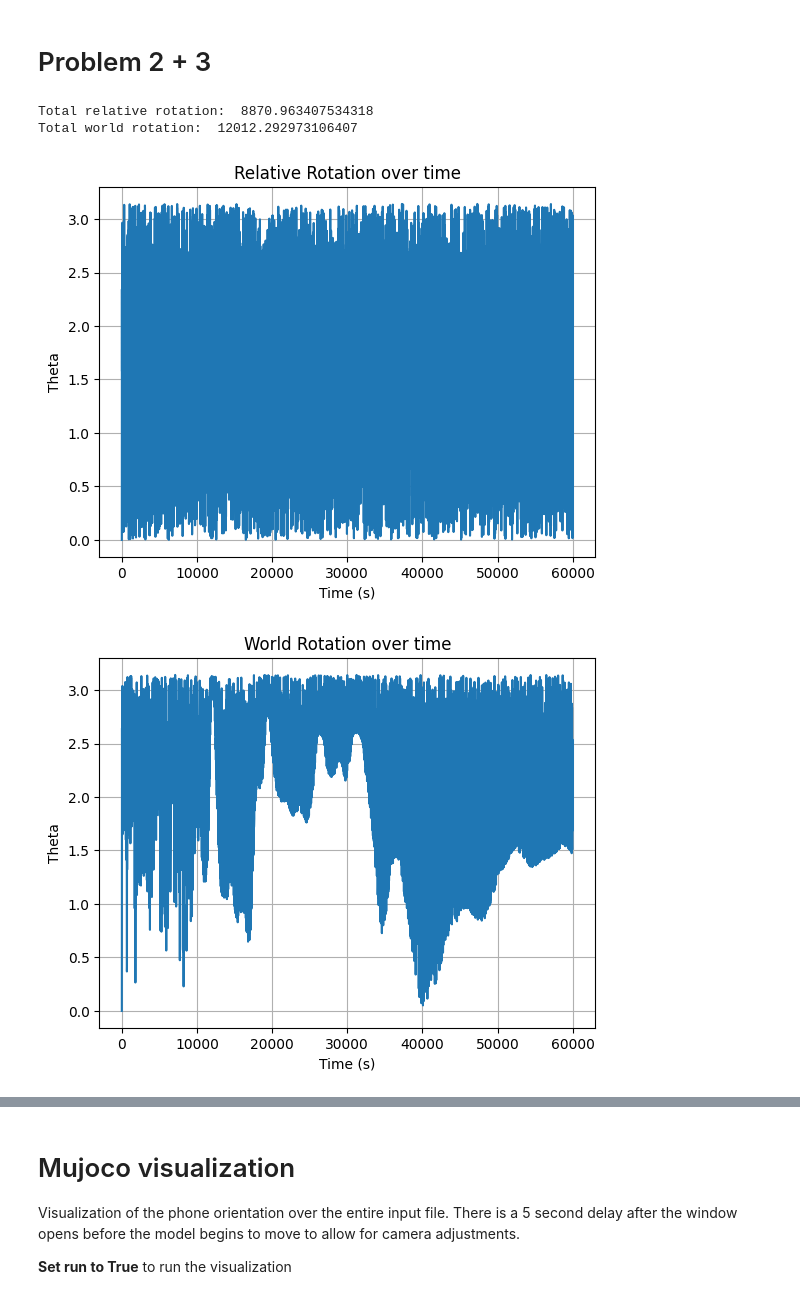
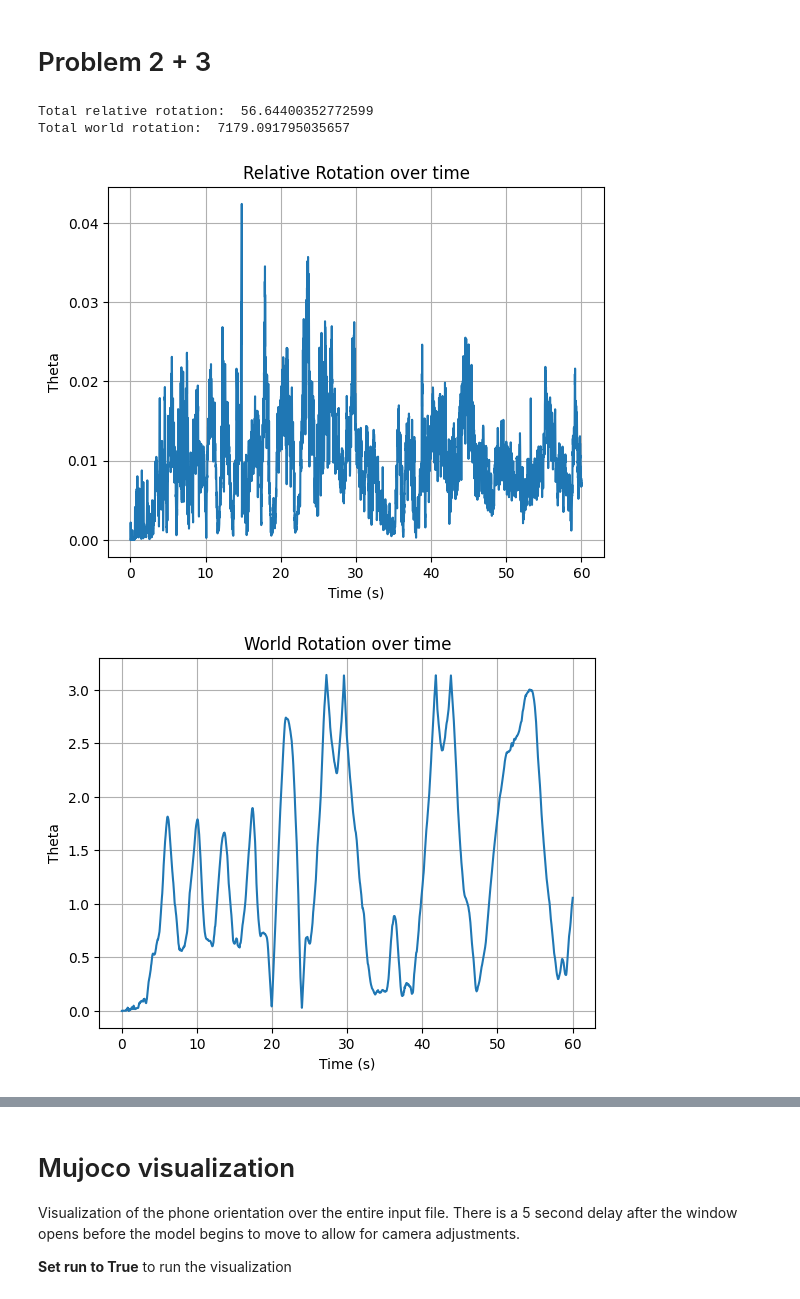
Before and after one commit to Milbert12/Robotics-Project1, a Jupyter notebook: Project 2/Localization.ipynb, the cells around one changed output, grey strips where cells are left out. Saved outputs shown, nothing was run; the diff lists cells and outputs as text; code cells hidden in the pictures.

```diff
--- a/Project 2/Localization.ipynb
+++ b/Project 2/Localization.ipynb
@@ -125,15 +125,26 @@ with open("P3_phone.csv", "r") as file:
 
 p3data = np.array(p3data)
 p3data[:, 0] -= (p3data[0, 0]-10) # Normalize timestamp
+p3data[:, 0] /= 1000
 np.savetxt("p3data.txt", p3data, delimiter=",")
 
 # This sets the active data set to either P2 or P3 specificed at the top of the cell
 if problem_to_solve == 2:
     data = p2data
     num_lines = p2num_lines
+    # Constant assigns
+    k_p = 1.0 #proportional gain constant
+    k_i = 0.3 #integral gain constant
+    k_a = 1.0 #acceleration constant
+    k_m = 1.0 #magnetic north constant
 elif problem_to_solve == 3:
     data = p3data
     num_lines = p3num_lines
+    # Constant assigns
+    k_p = 5.0 #proportional gain constant
+    k_i = 0.3 #integral gain constant
+    k_a = 1.0 #acceleration constant
+    k_m = 1.0 #magnetic north constant
 
 # Function to pull data from the data structure
 def get_values(value, step):
@@ -280,34 +291,70 @@ theta_p2.plot(time_array, world_rot_array)
 theta_p2.set(xlabel='Time (s)', ylabel='Theta', title='World Rotation over time')
 theta_p2.grid()
 
 fig.savefig("world_theta_problem2.png")
 
 
 plt.figure(figsize=(10, 4))
 plt.plot(omega_mes_array[:, 0], label='omega_x')
 plt.plot(omega_mes_array[:, 1], label='omega_y')
 plt.plot(omega_mes_array[:, 2], label='omega_z')
 plt.title("omega_mes over Time")
 plt.xlabel("Step")
 plt.ylabel("Angular Correction (rad/s)")
 plt.legend()
 plt.grid(True)
 plt.tight_layout()
 plt.show()
 
 plt.figure(figsize=(10, 4))
 plt.plot(b_hat_array[:, 0], label='bias_x')
 plt.plot(b_hat_array[:, 1], label='bias_y')
 plt.plot(b_hat_array[:, 2], label='bias_z')
 plt.title("b_hat over Time")
 plt.xlabel("Step")
 plt.ylabel("Bias Value")
 plt.legend()
 plt.grid(True)
 plt.tight_layout()
 plt.show()
+
+plt.figure(figsize=(10, 4))
+plt.plot(data[:, 4], label='gyro_x')
+plt.plot(data[:, 5], label='gyro_y')
+plt.plot(data[:, 6], label='gyro_z')
+plt.title("gyro over time")
+plt.xlabel("Step")
+plt.ylabel("gyro reading")
+plt.legend()
+plt.grid(True)
+plt.tight_layout()
+plt.show()
+
+plt.figure(figsize=(10, 4))
+plt.plot(data[:, 1], label='mag_x')
+plt.plot(data[:, 2], label='mag_y')
+plt.plot(data[:, 3], label='mag_z')
+plt.title("mag over time")
+plt.xlabel("Step")
+plt.ylabel("mag reading")
+plt.legend()
+plt.grid(True)
+plt.tight_layout()
+plt.show()
+
+plt.figure(figsize=(10, 4))
+plt.plot(data[:, 7], label='accl_x')
+plt.plot(data[:, 8], label='accl_y')
+plt.plot(data[:, 9], label='accl_z')
+plt.title("accl over time")
+plt.xlabel("Step")
+plt.ylabel("accl reading")
+plt.legend()
+plt.grid(True)
+plt.tight_layout()
+plt.show()
 # %% [output]
-Total relative rotation:  8870.963407534318
-Total world rotation:  12012.292973106407
+Total relative rotation:  56.64400352772599
+Total world rotation:  7179.091795035657
-[figure, old version]
+[figure, new version]
-[figure, old version]
+[figure, new version]
```
Also changed, not shown: parts of 1 cell of this notebook, 4 other files.
